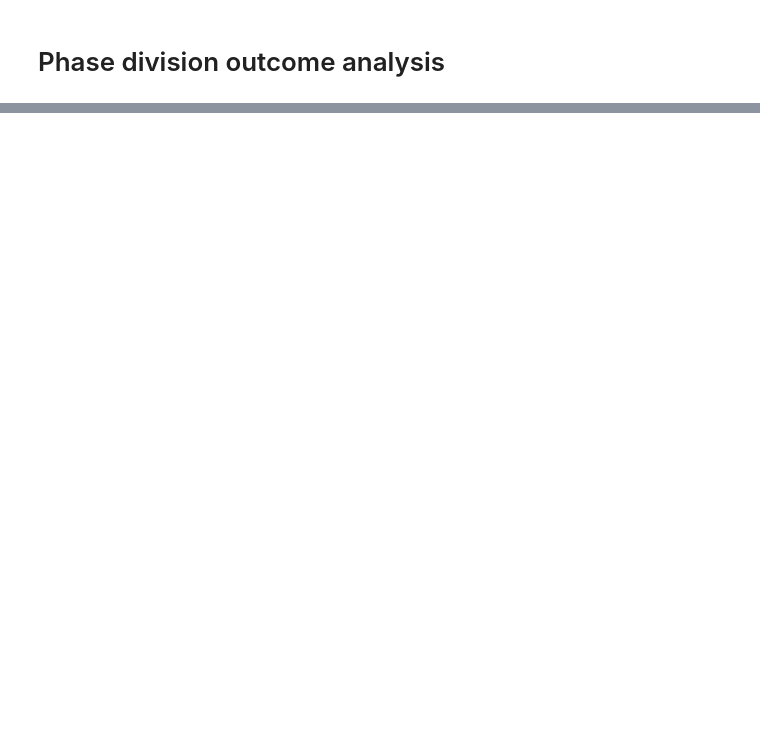
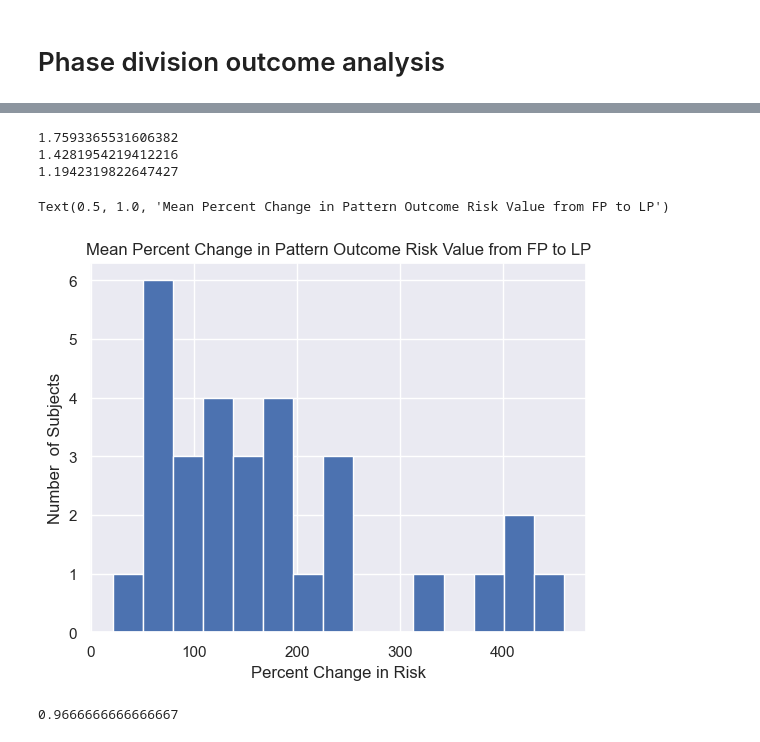
Before and after one commit to carsonmwedding/uva_data, a Jupyter notebook: coarse_analysis.ipynb, the cells around one changed output, grey strips where cells are left out. Saved outputs shown, nothing was run; the diff lists cells and outputs as text; code cells hidden in the pictures; blank space fills up the shorter version.

```diff
--- a/coarse_analysis.ipynb
+++ b/coarse_analysis.ipynb
@@ -137,0 +1116,7 @@ time_div_df = pd.read_csv(time_outcome_file, low_memory = False)
+# %%
+# cutting out any patterns with only 1 block or 000000000
+phase_div_dfs_updated = []
+for df in phase_div_dfs:
+    new_df = df[df['num_unique_blocks'] > 1].copy()
+    new_df = new_df[~new_df['unique_blocks'].str.contains('000000000')].copy()
+    phase_div_dfs_updated.append(new_df)
@@ -137,0 +1160,7 @@ time_div_df = pd.read_csv(time_outcome_file, low_memory = False)
+# %%
+# getting % of patterns for each subject that showed an increase in risk from FP to LP
+risk_increase_patt_percs = []
+for df in phase_div_dfs_updated:
+    num_increased_risk = df[df['perc_risk_change'] > 0]['repeats'].sum()
+    tot_patterns = df['repeats'].sum()
+    risk_increase_patt_percs.append(num_increased_risk / tot_patterns)
@@ -137,0 +1191,10 @@ time_div_df = pd.read_csv(time_outcome_file, low_memory = False)
+# %%
+def weighted_std(values, weights):
+    """
+    Return the weighted average and standard deviation.
+    values, weights -- NumPy ndarrays with the same shape.
+    """
+    average = np.average(values, weights=weights)
+    # Fast and numerically precise:
+    variance = np.average((values-average)**2, weights=weights)
+    return (np.sqrt(variance))
@@ -137,0 +1259,4 @@ time_div_df = pd.read_csv(time_outcome_file, low_memory = False)
+# %%
+outcome_change_cols = ['ID', 'weighted_change_high', 'weighted_change_low', 'weighted_change_risk', 'perc_change_risk', 'std_dev_risk', 'std_perc_risk',
+                       'avg_follicular_risk', 'avg_luteal_risk', 'perc_greater_highs', 'perc_fewer_highs','perc_greater_lows', 'perc_fewer_lows']
+outcome_change_df = pd.DataFrame(outcome_change_data, columns = outcome_change_cols)
@@ -137,0 +1283,16 @@ time_div_df = pd.read_csv(time_outcome_file, low_memory = False)
+# %%
+print(outcome_change_df['perc_change_risk'].mean())
+print(outcome_change_df['perc_change_risk'].median())
+print(outcome_change_df['perc_change_risk'].std())
+# %% [output]
+1.7593365531606382
+1.4281954219412216
+1.1942319822647427
+# %%
+plt.hist(outcome_change_df['perc_change_risk'] * 100, bins=15)
+plt.xlabel('Percent Change in Risk')
+plt.ylabel('Number  of Subjects')
+plt.title('Mean Percent Change in Pattern Outcome Risk Value from FP to LP')
+# %% [output]
+Text(0.5, 1.0, 'Mean Percent Change in Pattern Outcome Risk Value from FP to LP')
+[figure, added]
@@ -137,0 +1301,4 @@ time_div_df = pd.read_csv(time_outcome_file, low_memory = False)
+# %%
+len(outcome_change_df[outcome_change_df['perc_change_risk'] >= .5]) / len(outcome_change_df)
+# %% [output]
+0.9666666666666667
```
Also changed, not shown: parts of 192 cells of this notebook, 2 other files.
